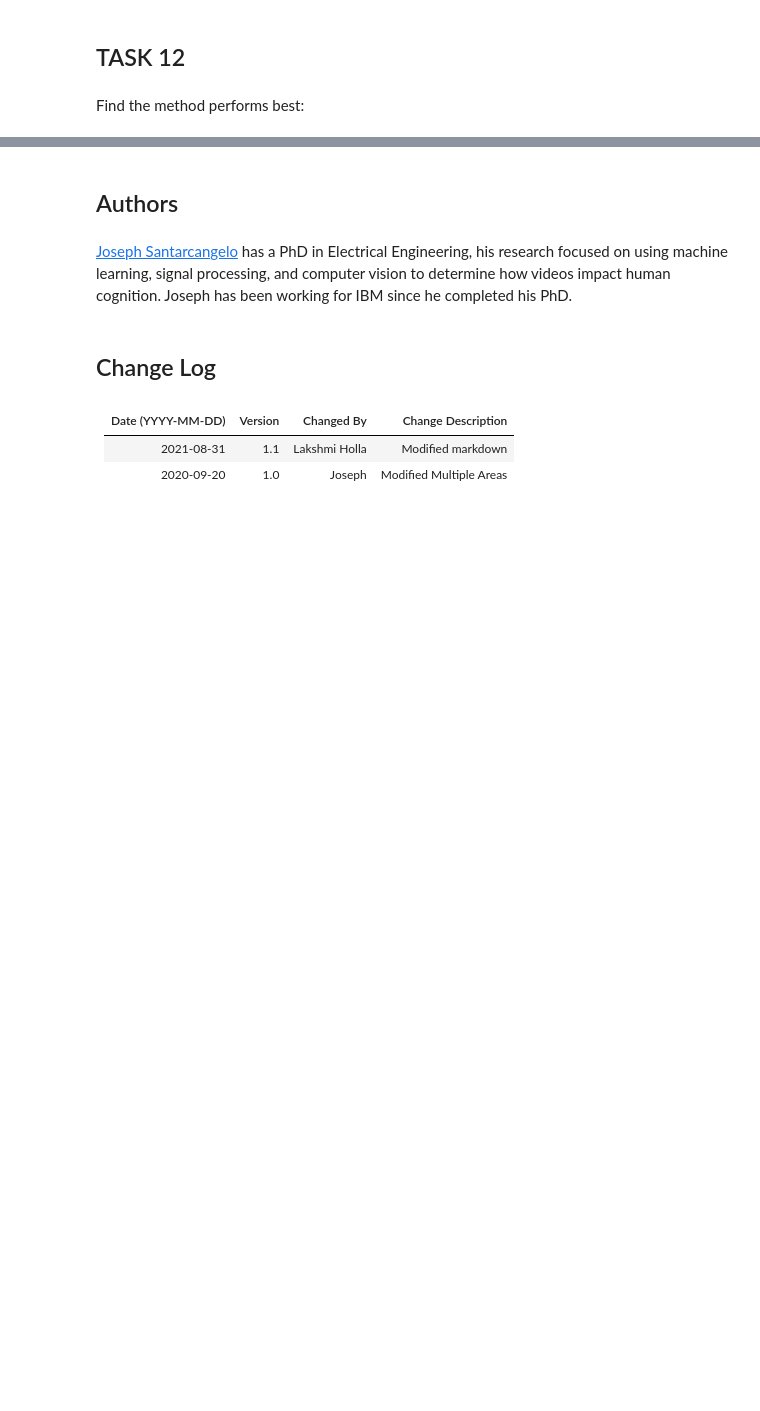
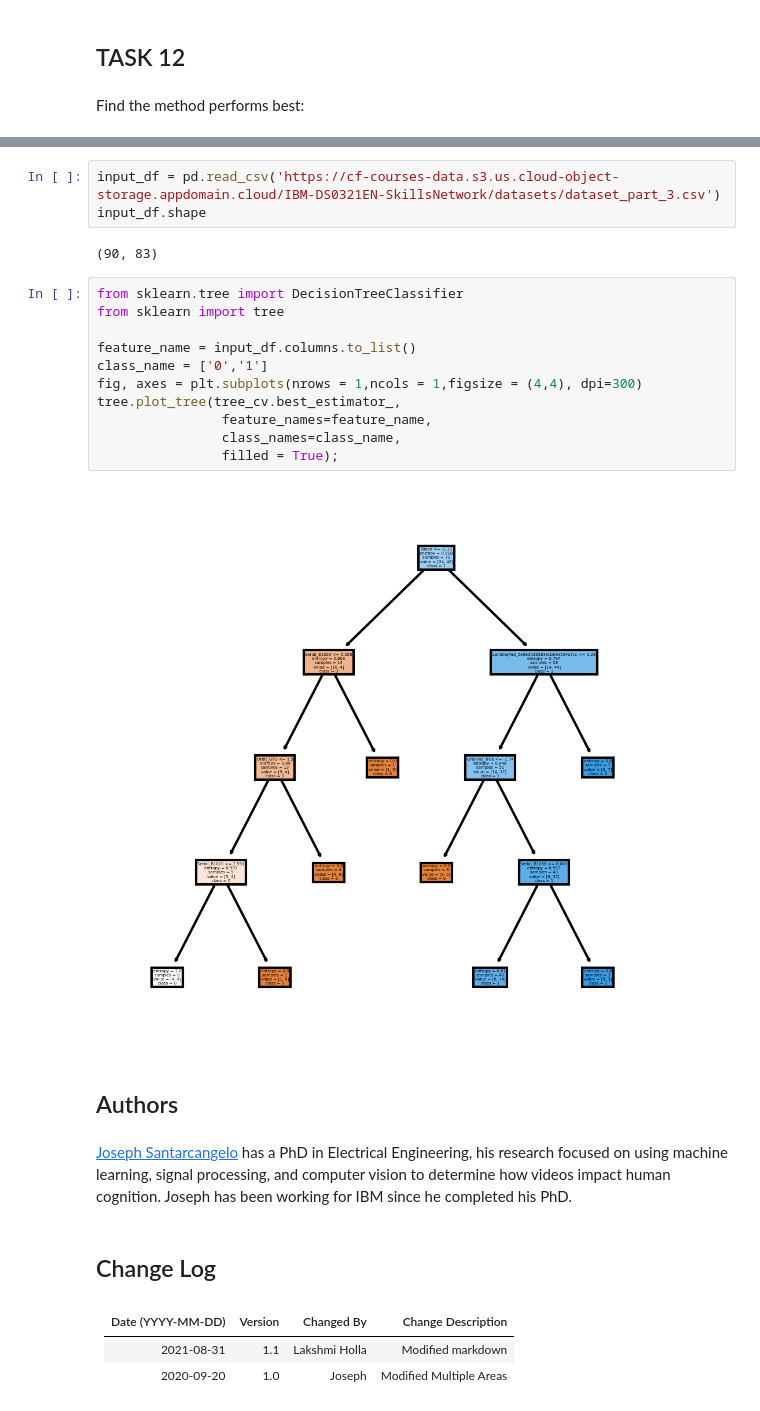
Before and after one commit to timmytandian/IBM-applied-data-science-capstone, a Jupyter notebook: Machine Learning Prediction.ipynb, the cells around one changed output, grey strips where cells are left out. Drawn from its saved outputs; the diff is of its cells as text; blank space fills up the shorter version.

```diff
--- a/Machine Learning Prediction.ipynb
+++ b/Machine Learning Prediction.ipynb
@@ -423,3 +334,21 @@ Find the method performs best:
+# %%
+input_df = pd.read_csv('https://cf-courses-data.s3.us.cloud-object-storage.appdomain.cloud/IBM-DS0321EN-SkillsNetwork/datasets/dataset_part_3.csv')
+input_df.shape
+# %% [output]
+(90, 83)
+# %%
+from sklearn.tree import DecisionTreeClassifier
+from sklearn import tree
+
+feature_name = input_df.columns.to_list()
+class_name = ['0','1']
+fig, axes = plt.subplots(nrows = 1,ncols = 1,figsize = (4,4), dpi=300)
+tree.plot_tree(tree_cv.best_estimator_,
+                feature_names=feature_name,
+                class_names=class_name,
+                filled = True);
+# %% [output]
+[figure, added]
 # %% [markdown]
 ## Authors
 # %% [markdown]
```
Also changed, not shown: parts of 17 cells of this notebook.
